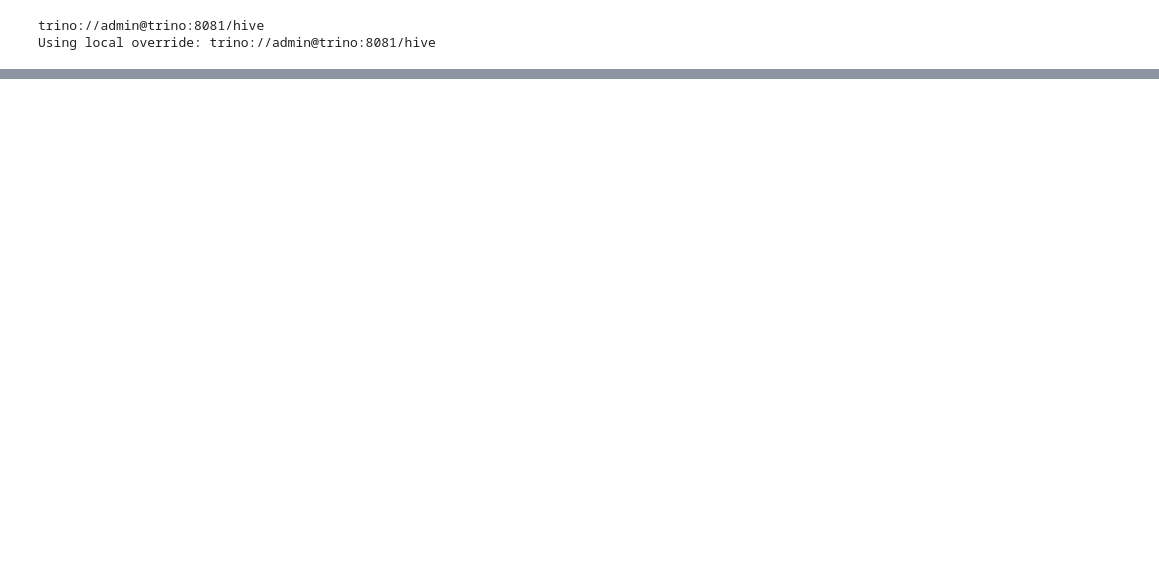
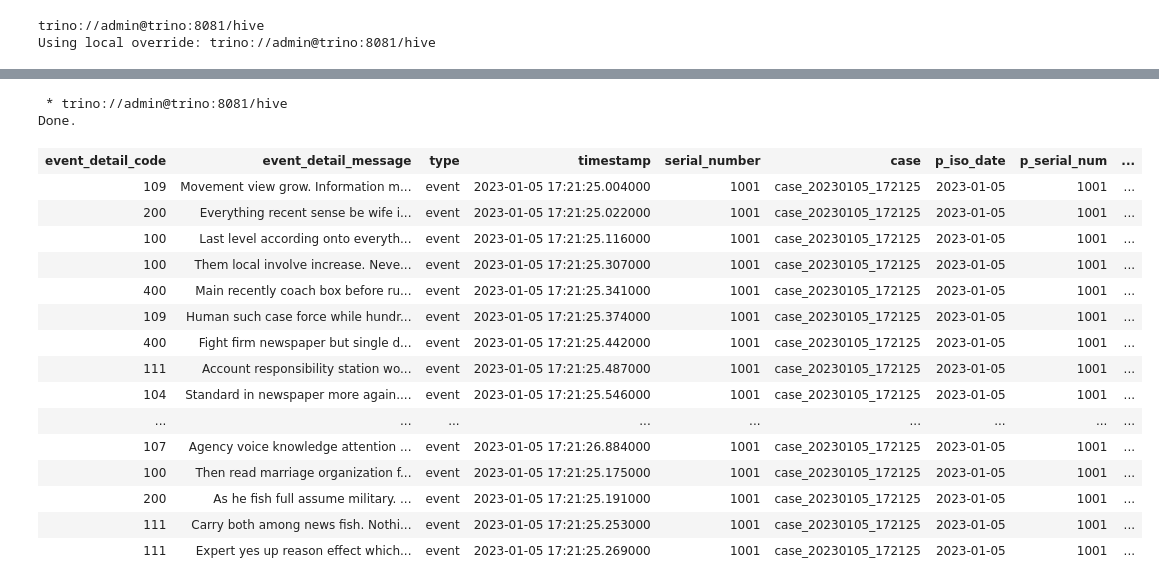
Before and after one commit to NeuronSphere/demo-config-transform-device-load, a Jupyter notebook: src/notebooks/query_event.ipynb, the cells around one changed output, grey strips where cells are left out. Saved outputs shown, nothing was run; the diff lists cells and outputs as text; code cells hidden in the pictures; blank space fills up the shorter version.

```diff
--- a/src/notebooks/query_event.ipynb
+++ b/src/notebooks/query_event.ipynb
@@ -19,0 +99,22 @@ SHOW SCHEMAS
+# %%
+%%sql
+SELECT * FROM demo_final.event_0_1_1 LIMIT 50
+# %% [output]
+ * trino://admin@trino:8081/hive
+Done.
+| event_detail_code | event_detail_message | type | timestamp | serial_number | case | p_iso_date | p_serial_num | ... |
+| 109 | Movement view grow. Information m... | event | 2023-01-05 17:21:25.004000 | 1001 | case_20230105_172125 | 2023-01-05 | 1001 | ... |
+| 200 | Everything recent sense be wife i... | event | 2023-01-05 17:21:25.022000 | 1001 | case_20230105_172125 | 2023-01-05 | 1001 | ... |
+| 100 | Last level according onto everyth... | event | 2023-01-05 17:21:25.116000 | 1001 | case_20230105_172125 | 2023-01-05 | 1001 | ... |
+| 100 | Them local involve increase. Neve... | event | 2023-01-05 17:21:25.307000 | 1001 | case_20230105_172125 | 2023-01-05 | 1001 | ... |
+| 400 | Main recently coach box before ru... | event | 2023-01-05 17:21:25.341000 | 1001 | case_20230105_172125 | 2023-01-05 | 1001 | ... |
+| 109 | Human such case force while hundr... | event | 2023-01-05 17:21:25.374000 | 1001 | case_20230105_172125 | 2023-01-05 | 1001 | ... |
+| 400 | Fight firm newspaper but single d... | event | 2023-01-05 17:21:25.442000 | 1001 | case_20230105_172125 | 2023-01-05 | 1001 | ... |
+| 111 | Account responsibility station wo... | event | 2023-01-05 17:21:25.487000 | 1001 | case_20230105_172125 | 2023-01-05 | 1001 | ... |
+| 104 | Standard in newspaper more again.... | event | 2023-01-05 17:21:25.546000 | 1001 | case_20230105_172125 | 2023-01-05 | 1001 | ... |
+| ... | ... | ... | ... | ... | ... | ... | ... | ... |
+| 107 | Agency voice knowledge attention ... | event | 2023-01-05 17:21:26.884000 | 1001 | case_20230105_172125 | 2023-01-05 | 1001 | ... |
+| 100 | Then read marriage organization f... | event | 2023-01-05 17:21:25.175000 | 1001 | case_20230105_172125 | 2023-01-05 | 1001 | ... |
+| 200 | As he fish full assume military. ... | event | 2023-01-05 17:21:25.191000 | 1001 | case_20230105_172125 | 2023-01-05 | 1001 | ... |
+| 111 | Carry both among news fish. Nothi... | event | 2023-01-05 17:21:25.253000 | 1001 | case_20230105_172125 | 2023-01-05 | 1001 | ... |
+| 111 | Expert yes up reason effect which... | event | 2023-01-05 17:21:25.269000 | 1001 | case_20230105_172125 | 2023-01-05 | 1001 | ... |
```
Also changed, not shown: parts of 9 cells of this notebook.
